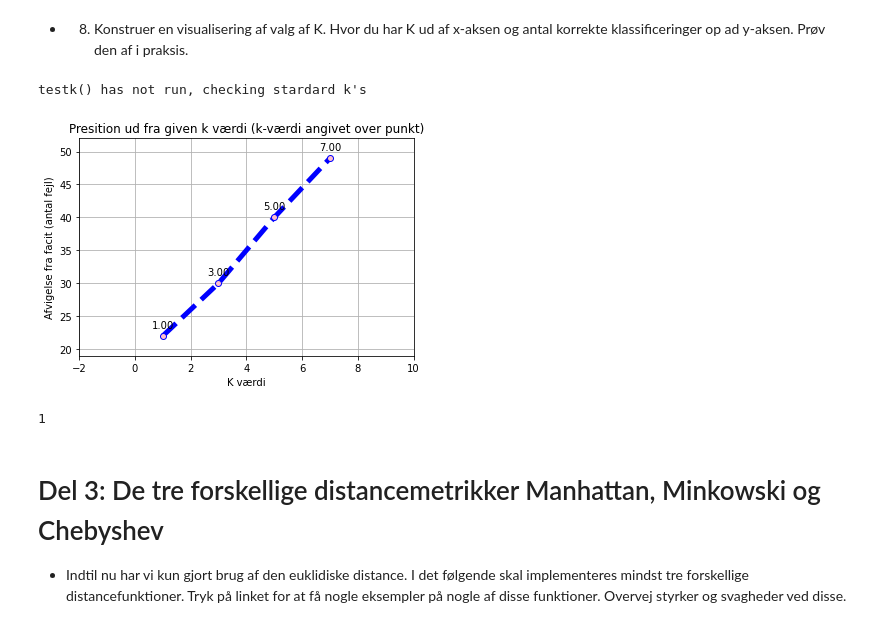
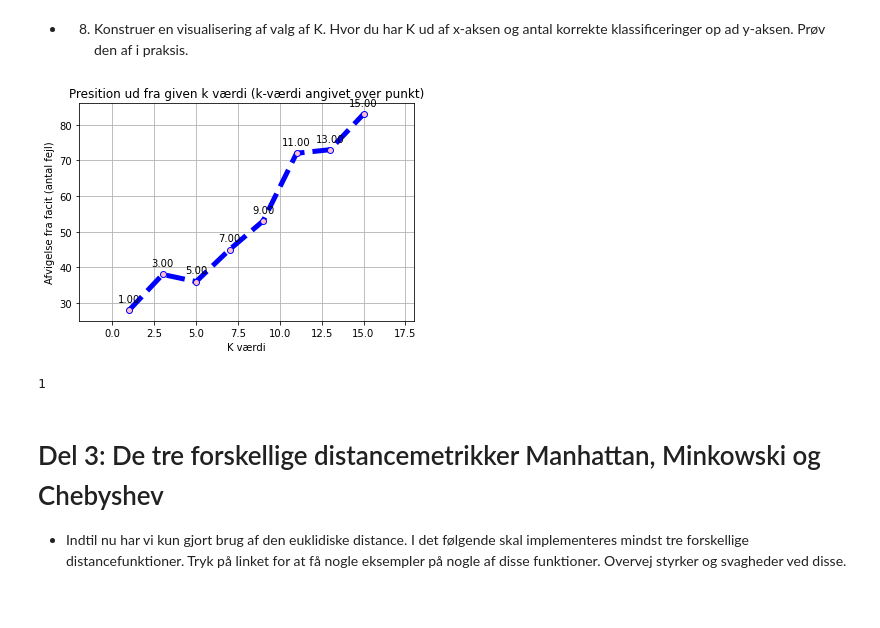
Before and after one commit to dendersen/inteligent-systems, a Jupyter notebook: del opgaver.ipynb, the cells around one changed output. Cells and saved outputs as stored; diff of their text form; code cells hidden in the pictures.

```diff
--- a/del opgaver.ipynb
+++ b/del opgaver.ipynb
@@ -120,17 +120,17 @@ k.visualize()
 # %%
 from knn.testKNN import soll,solutionGen
 high = 25
 tall = 100
 low = 0
 Data = randomPoints(500,high,low,tall,low).copy()
 k = Knn(soll(randomPoints(200,high,low,tall,low)),1)
 k.UpdateDataset(Data.copy(),solutionGen(Data.copy()))
 k.runData()
+k.testK(range(1,16,2))
 k.visualizeK()
 # %% [output]
+[figure, new version]
-testk() has not run, checking stardard k's
+1
-[figure, old version]
-1
 # %% [markdown]
 # Del 3: De tre forskellige distancemetrikker Manhattan, Minkowski og Chebyshev
 * Indtil nu har vi kun gjort brug af den euklidiske distance. I det følgende skal implementeres mindst tre forskellige distancefunktioner. Tryk på linket for at få nogle eksempler på nogle af disse funktioner. Overvej styrker og svagheder ved disse.
```
Also changed, not shown: parts of 11 cells of this notebook, 3 other files.
